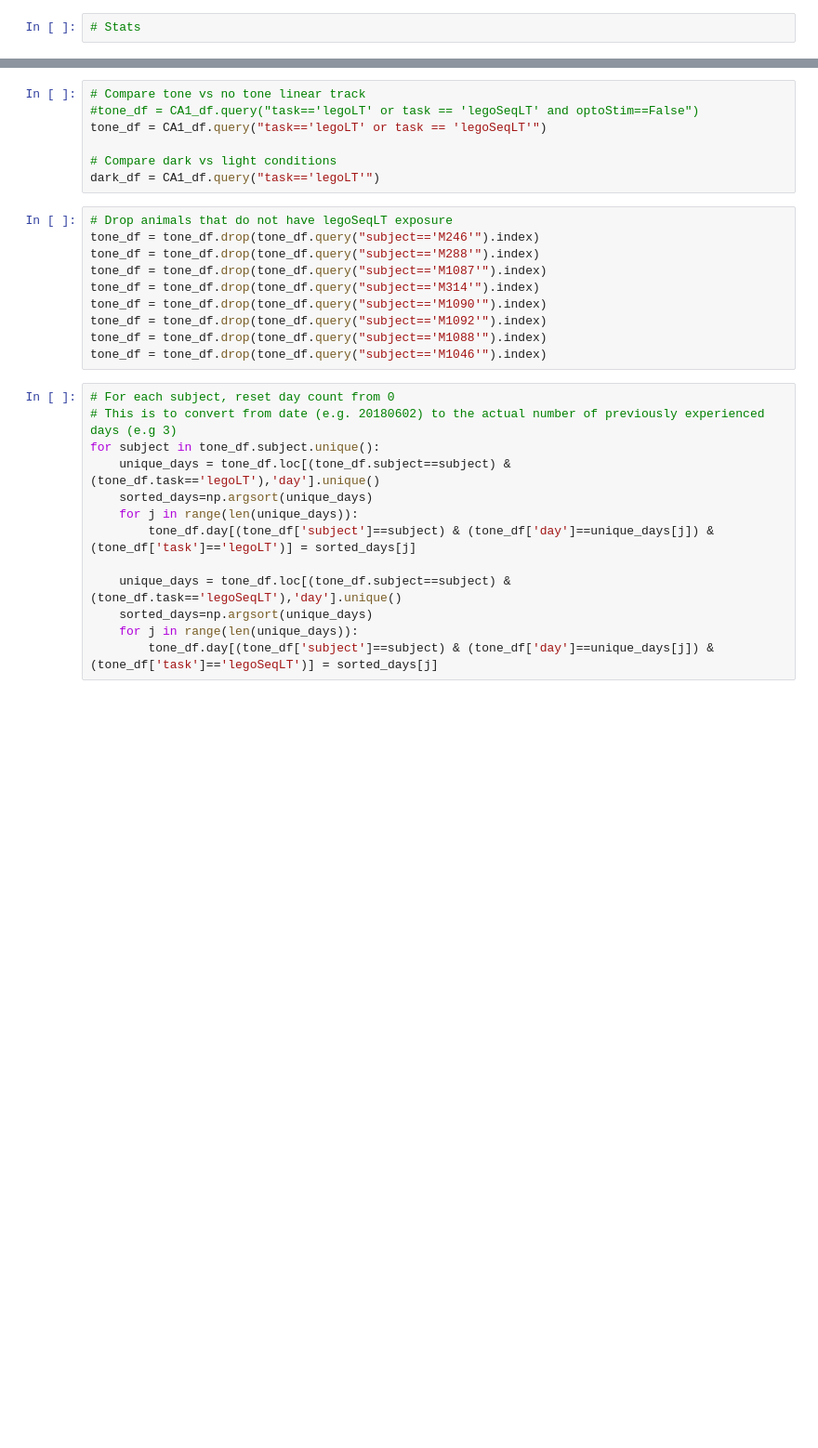
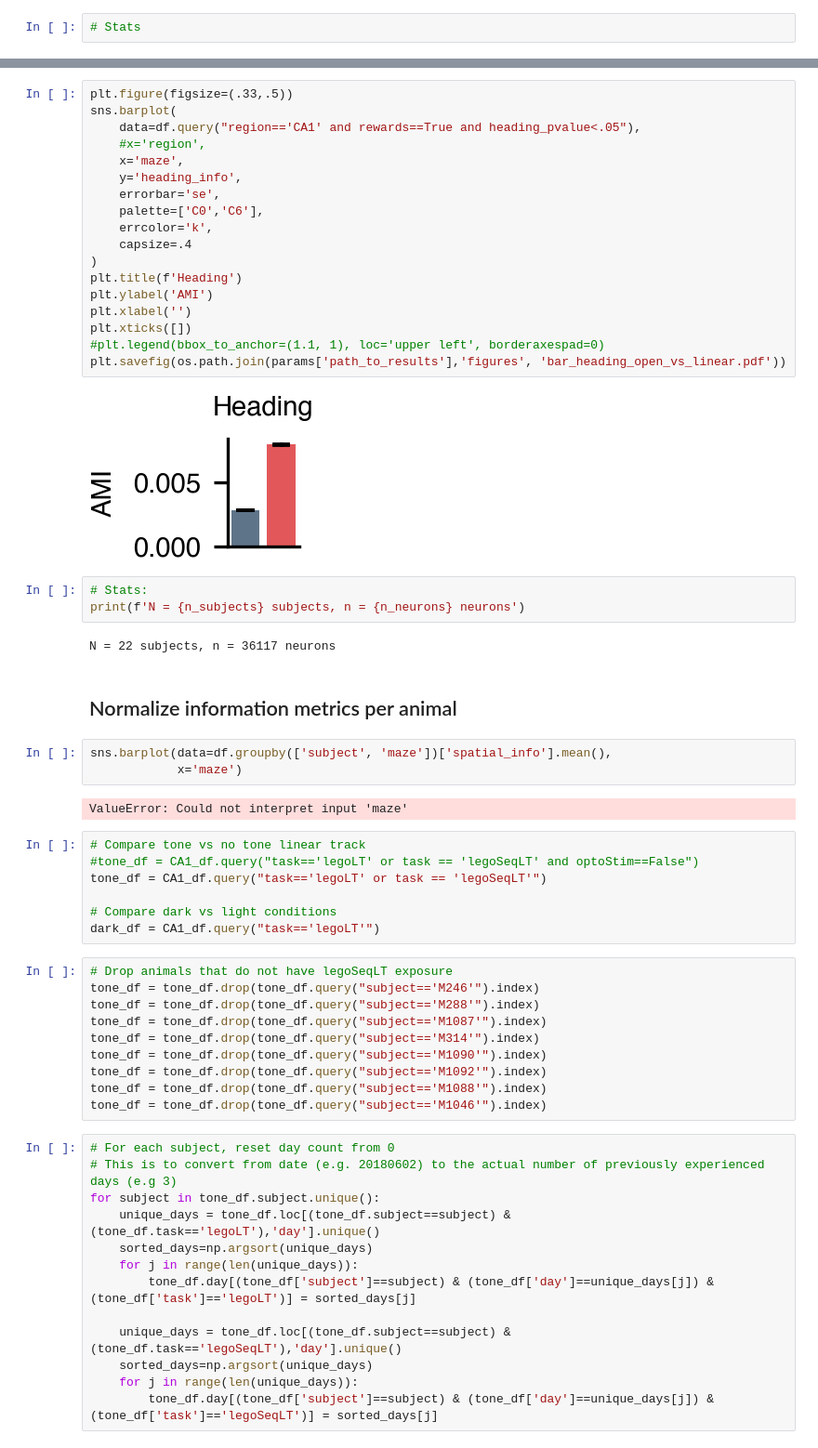
Before and after one commit to etterguillaume/PyCaAn, a Jupyter notebook: plot_emergence_spatiotemporal_codes.ipynb, the cells around one changed output, grey strips where cells are left out. Shown at 93% size. Cells and saved outputs as stored; diff of their text form; blank space fills up the shorter version.

```diff
--- a/plot_emergence_spatiotemporal_codes.ipynb
+++ b/plot_emergence_spatiotemporal_codes.ipynb
@@ -148,3 +175,35 @@ plt.savefig(os.path.join(params['path_to_results'],'figures', 'bar_distance_open
+# %%
+plt.figure(figsize=(.33,.5))
+sns.barplot(
+    data=df.query("region=='CA1' and rewards==True and heading_pvalue<.05"),
+    #x='region',
+    x='maze',
+    y='heading_info',
+    errorbar='se',
+    palette=['C0','C6'],
+    errcolor='k',
+    capsize=.4
+)
+plt.title(f'Heading')
+plt.ylabel('AMI')
+plt.xlabel('')
+plt.xticks([])
+#plt.legend(bbox_to_anchor=(1.1, 1), loc='upper left', borderaxespad=0)
+plt.savefig(os.path.join(params['path_to_results'],'figures', 'bar_heading_open_vs_linear.pdf'))
+# %% [output]
+[figure, added]
+# %%
+# Stats:
+print(f'N = {n_subjects} subjects, n = {n_neurons} neurons')
+# %% [output]
+N = 22 subjects, n = 36117 neurons
+# %% [markdown]
+## Normalize information metrics per animal
+# %%
+sns.barplot(data=df.groupby(['subject', 'maze'])['spatial_info'].mean(),
+            x='maze')
+# %% [output]
+ValueError: Could not interpret input 'maze'
 # %%
 # Compare tone vs no tone linear track
 #tone_df = CA1_df.query("task=='legoLT' or task == 'legoSeqLT' and optoStim==False")
```
Also changed, not shown: parts of 4 cells of this notebook, 1 other file.
